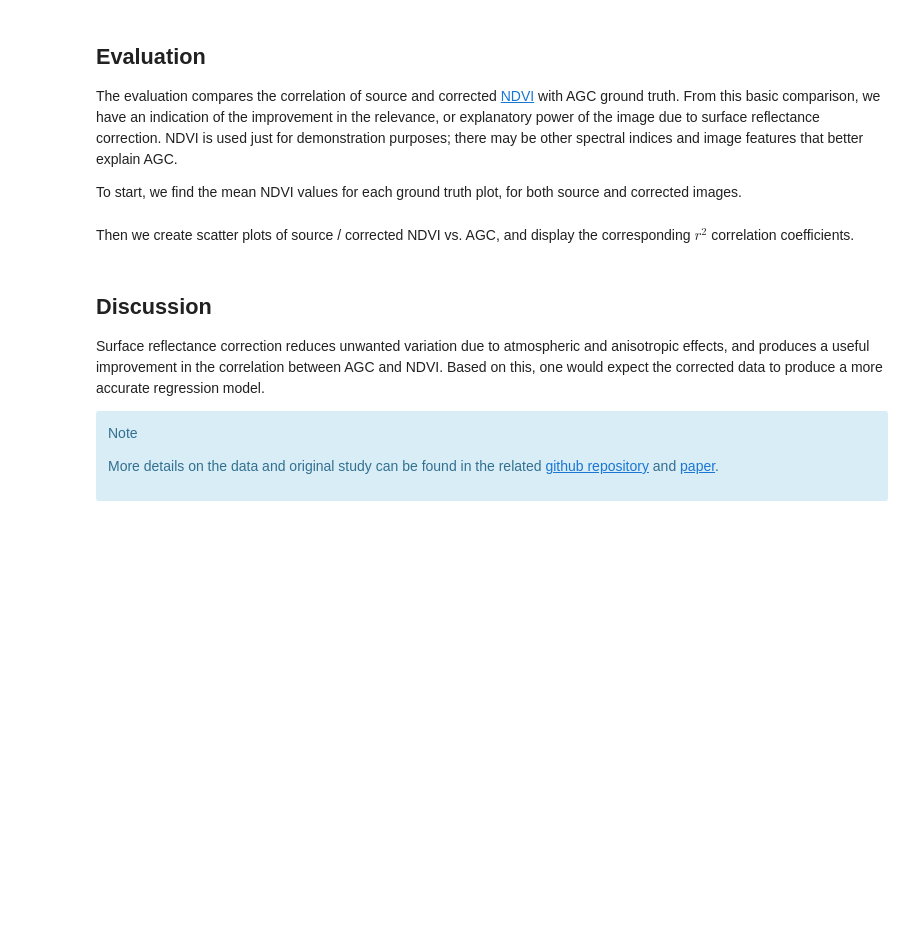
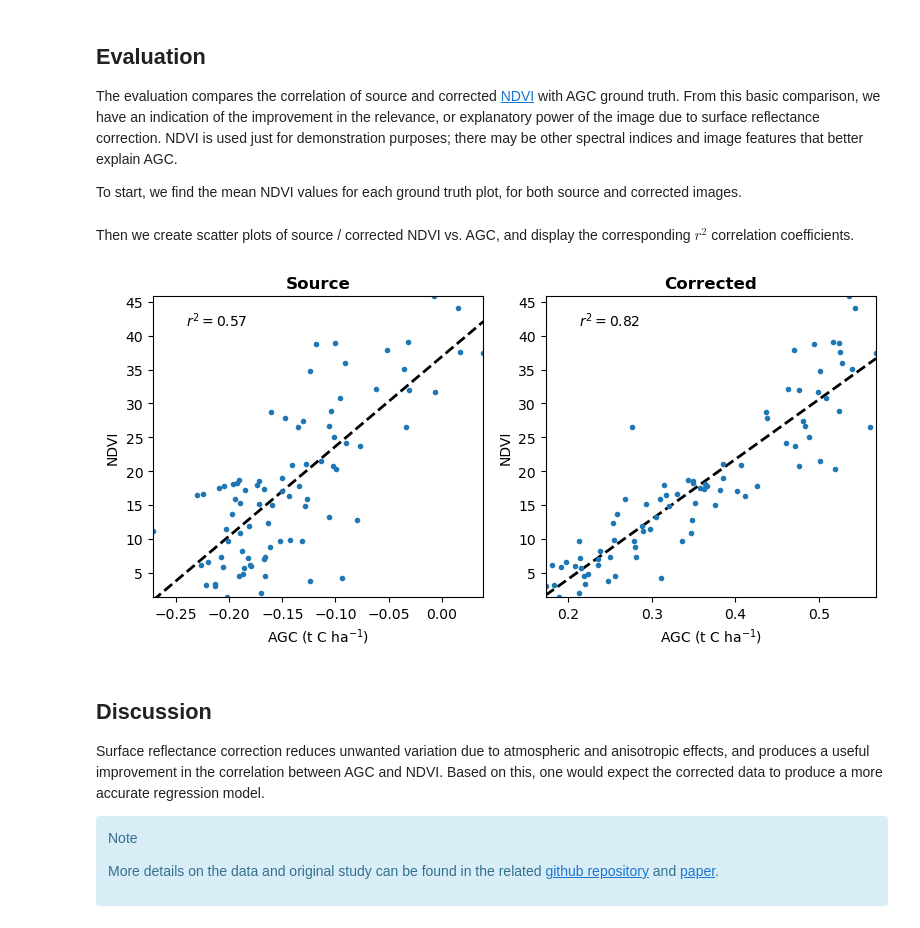
Before and after one commit to leftfield-geospatial/homonim, a Jupyter notebook: docs/tutorials/regression_modelling.ipynb, the cells around one changed output. Cells and saved outputs as stored; diff of their text form; code cells hidden in the pictures; blank space fills up the shorter version.

Commit message:
remove image transparency and reduce slightly

```diff
--- a/docs/tutorials/regression_modelling.ipynb
+++ b/docs/tutorials/regression_modelling.ipynb
@@ -194,7 +194,7 @@ from mpl_toolkits.axes_grid1 import make_axes_locatable
 indexes = [1, 2, 3]  # red, green, blue band indices
 ds_fact = 4  # factor by which to downsample bands
 
-fig, ax = pyplot.subplots(1, 1, tight_layout=True, figsize=(6, 4), dpi=150)
+fig, ax = pyplot.subplots(1, 1, tight_layout=True, figsize=(6, 4), dpi=120)
 divider = make_axes_locatable(ax)
 cax = divider.append_axes('right', size='3%', pad=0.1)
 
@@ -234,7 +234,7 @@ ax = _plot_agc_gdf.plot(
 # zoom in
 _ = ax.axis((86494.06047619047, 94313.07562770562, -3717680.7510822513, -3711286.8766233767))
 _ = ax.axis('off')
-fig.savefig('../case_studies/regression_modelling-agc_map.png', dpi=150)
+fig.savefig('../case_studies/regression_modelling-agc_map.jpg', dpi=120)
 # %% [output]
 [figure]
 # %% [markdown]
@@ -288,34 +288,39 @@ Then we create scatter plots of source / corrected NDVI vs. AGC, and display the
 fig, axes = pyplot.subplots(1, 2, tight_layout=True, figsize=(8, 4), dpi=100)
 agc = plot_agc_gdf.AgcHa / 1000
 
 # iterate over source & corrected axes, labels & ndvi values
 for ax, (label, ndvi) in zip(axes, ndvi_dict.items()):
     # plot NDVI vs AGC scattter
     ax.plot(ndvi, agc, '.')
 
     # find and plot regression line
     coeff, _, _, _ = np.linalg.lstsq(
         np.array([ndvi, np.ones(len(ndvi))]).T, agc, rcond=None
     )
     xlim = [np.min(ndvi), np.max(ndvi)]
     ylim = [np.min(agc), np.max(agc)]
     yr = np.array(xlim) * coeff[0] + coeff[1]
     ax.plot(xlim, yr, 'k--', lw=2, zorder=-1)
 
     # find R2 correlation coefficient and add to plot
     r2 = np.corrcoef(agc, ndvi)[0, 1] **2
     ax.text(
         .1, 0.9, f'$r^{2}={r2:.2f}$', transform=ax.transAxes,
         fontweight='bold'
     )
 
     ax.set_xlabel('AGC (t C ha$^{-1}$)')
     ax.set_ylabel('NDVI')
     ax.set_xlim(xlim)
     ax.set_ylim(ylim)
     ax.set_title(label, fontweight='bold')
 
-fig.savefig('../case_studies/regression_modelling-eval.webp', dpi=100)
+fig.savefig(
+    '../case_studies/regression_modelling-eval.png', facecolor='white',
+    transparent=False, dpi=92,
+)
+# %% [output]
+[figure, added]
 # %% [markdown]
 ## Discussion
 
```
Also changed, not shown: 2 other files.
